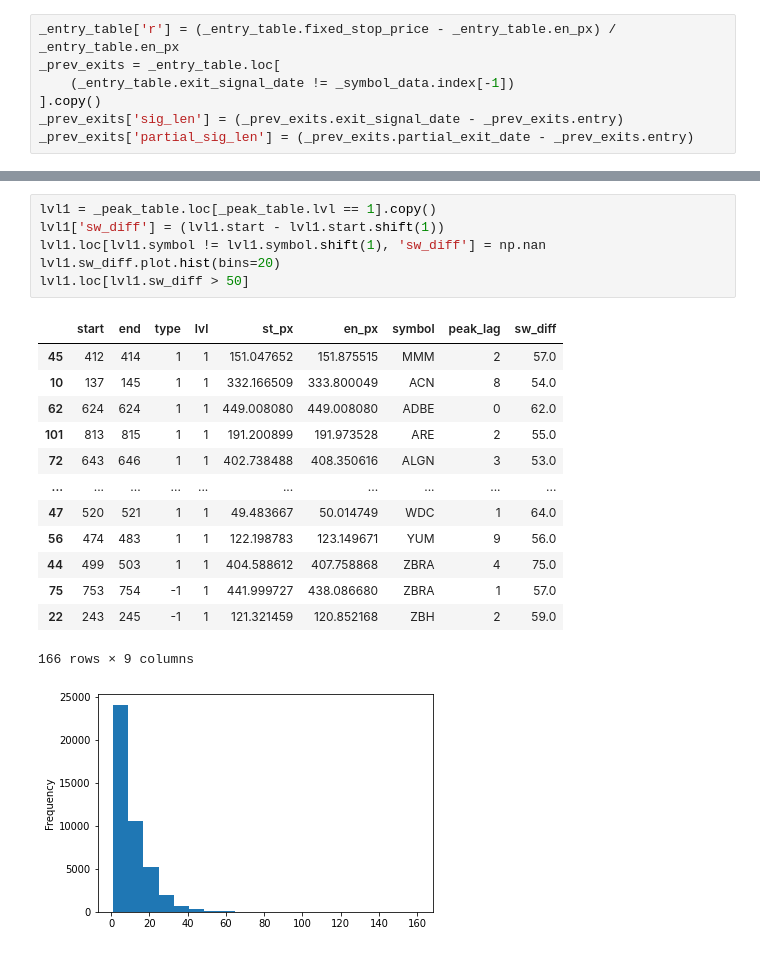
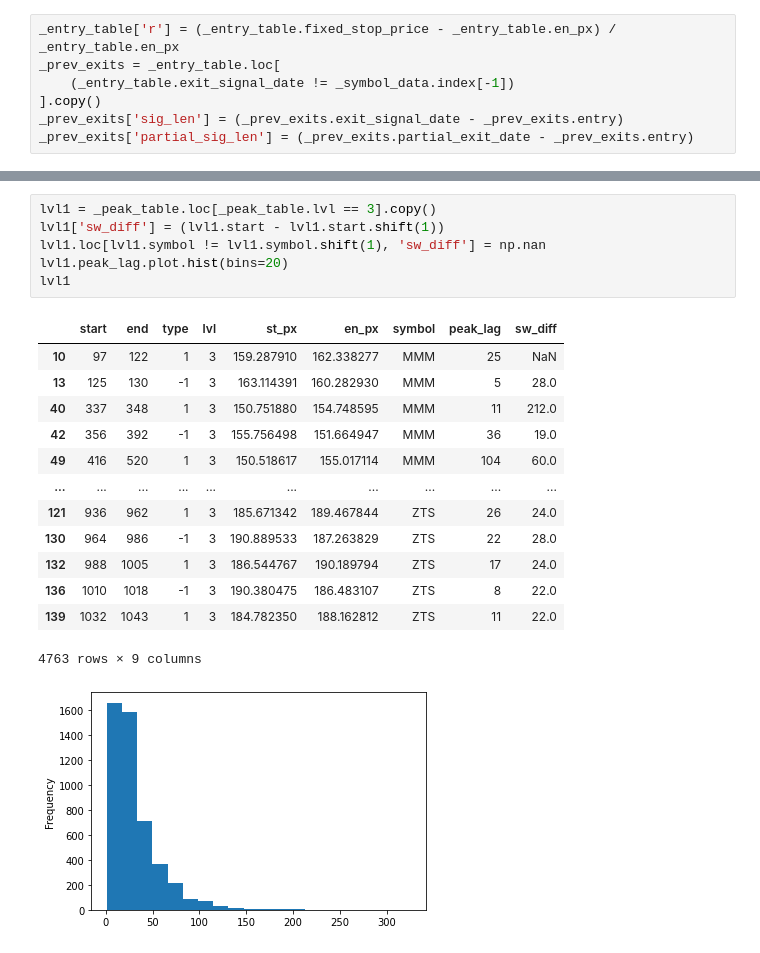
Before and after one commit to bjahnke/blue_bird_pms, a Jupyter notebook: src/backtester.ipynb, the cells around one changed output, grey strips where cells are left out. Cells and saved outputs as stored; diff of their text form.

```diff
--- a/src/backtester.ipynb
+++ b/src/backtester.ipynb
@@ -152,21 +154,21 @@ win_rate * avg_win - (1-win_rate) * avg_loss
 # %%
-lvl1 = _peak_table.loc[_peak_table.lvl == 1].copy()
+lvl1 = _peak_table.loc[_peak_table.lvl == 3].copy()
 lvl1['sw_diff'] = (lvl1.start - lvl1.start.shift(1))
 lvl1.loc[lvl1.symbol != lvl1.symbol.shift(1), 'sw_diff'] = np.nan
-lvl1.sw_diff.plot.hist(bins=20)
-lvl1.loc[lvl1.sw_diff > 50]
+lvl1.peak_lag.plot.hist(bins=20)
+lvl1
 # %% [output]
 |  | start | end | type | lvl | st_px | en_px | symbol | peak_lag | sw_diff |
-| 45 | 412 | 414 | 1 | 1 | 151.047652 | 151.875515 | MMM | 2 | 57.0 |
-| 10 | 137 | 145 | 1 | 1 | 332.166509 | 333.800049 | ACN | 8 | 54.0 |
-| 62 | 624 | 624 | 1 | 1 | 449.008080 | 449.008080 | ADBE | 0 | 62.0 |
-| 101 | 813 | 815 | 1 | 1 | 191.200899 | 191.973528 | ARE | 2 | 55.0 |
-| 72 | 643 | 646 | 1 | 1 | 402.738488 | 408.350616 | ALGN | 3 | 53.0 |
+| 10 | 97 | 122 | 1 | 3 | 159.287910 | 162.338277 | MMM | 25 | NaN |
+| 13 | 125 | 130 | -1 | 3 | 163.114391 | 160.282930 | MMM | 5 | 28.0 |
+| 40 | 337 | 348 | 1 | 3 | 150.751880 | 154.748595 | MMM | 11 | 212.0 |
+| 42 | 356 | 392 | -1 | 3 | 155.756498 | 151.664947 | MMM | 36 | 19.0 |
+| 49 | 416 | 520 | 1 | 3 | 150.518617 | 155.017114 | MMM | 104 | 60.0 |
 | ... | ... | ... | ... | ... | ... | ... | ... | ... | ... |
-| 47 | 520 | 521 | 1 | 1 | 49.483667 | 50.014749 | WDC | 1 | 64.0 |
-| 56 | 474 | 483 | 1 | 1 | 122.198783 | 123.149671 | YUM | 9 | 56.0 |
-| 44 | 499 | 503 | 1 | 1 | 404.588612 | 407.758868 | ZBRA | 4 | 75.0 |
-| 75 | 753 | 754 | -1 | 1 | 441.999727 | 438.086680 | ZBRA | 1 | 57.0 |
-| 22 | 243 | 245 | -1 | 1 | 121.321459 | 120.852168 | ZBH | 2 | 59.0 |
+| 121 | 936 | 962 | 1 | 3 | 185.671342 | 189.467844 | ZTS | 26 | 24.0 |
+| 130 | 964 | 986 | -1 | 3 | 190.889533 | 187.263829 | ZTS | 22 | 28.0 |
+| 132 | 988 | 1005 | 1 | 3 | 186.544767 | 190.189794 | ZTS | 17 | 24.0 |
+| 136 | 1010 | 1018 | -1 | 3 | 190.380475 | 186.483107 | ZTS | 8 | 22.0 |
+| 139 | 1032 | 1043 | 1 | 3 | 184.782350 | 188.162812 | ZTS | 11 | 22.0 |
-166 rows × 9 columns
+4763 rows × 9 columns
-[figure, old version]
+[figure, new version]
```
Also changed, not shown: parts of 5 cells of this notebook, 6 other files.
